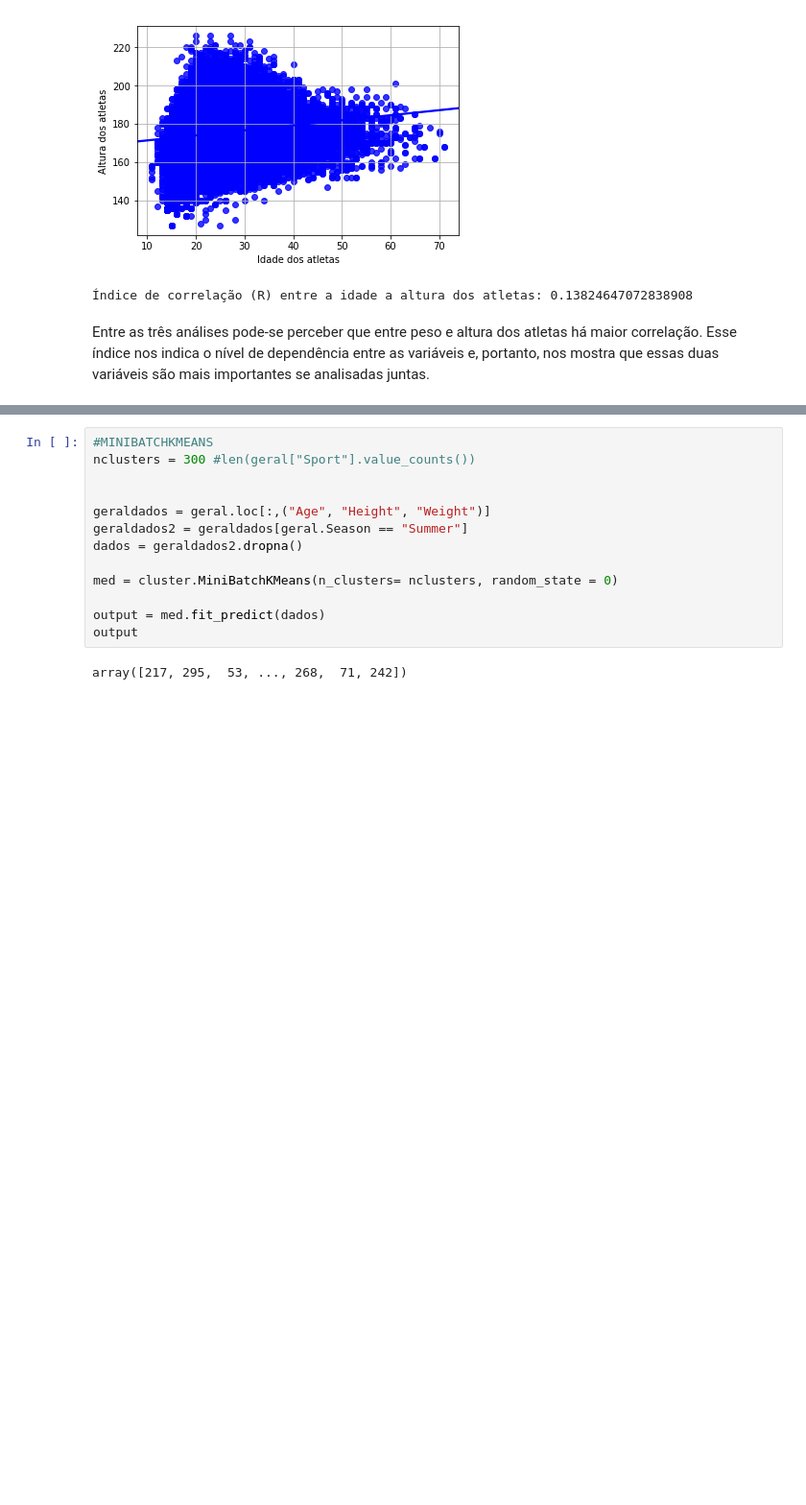
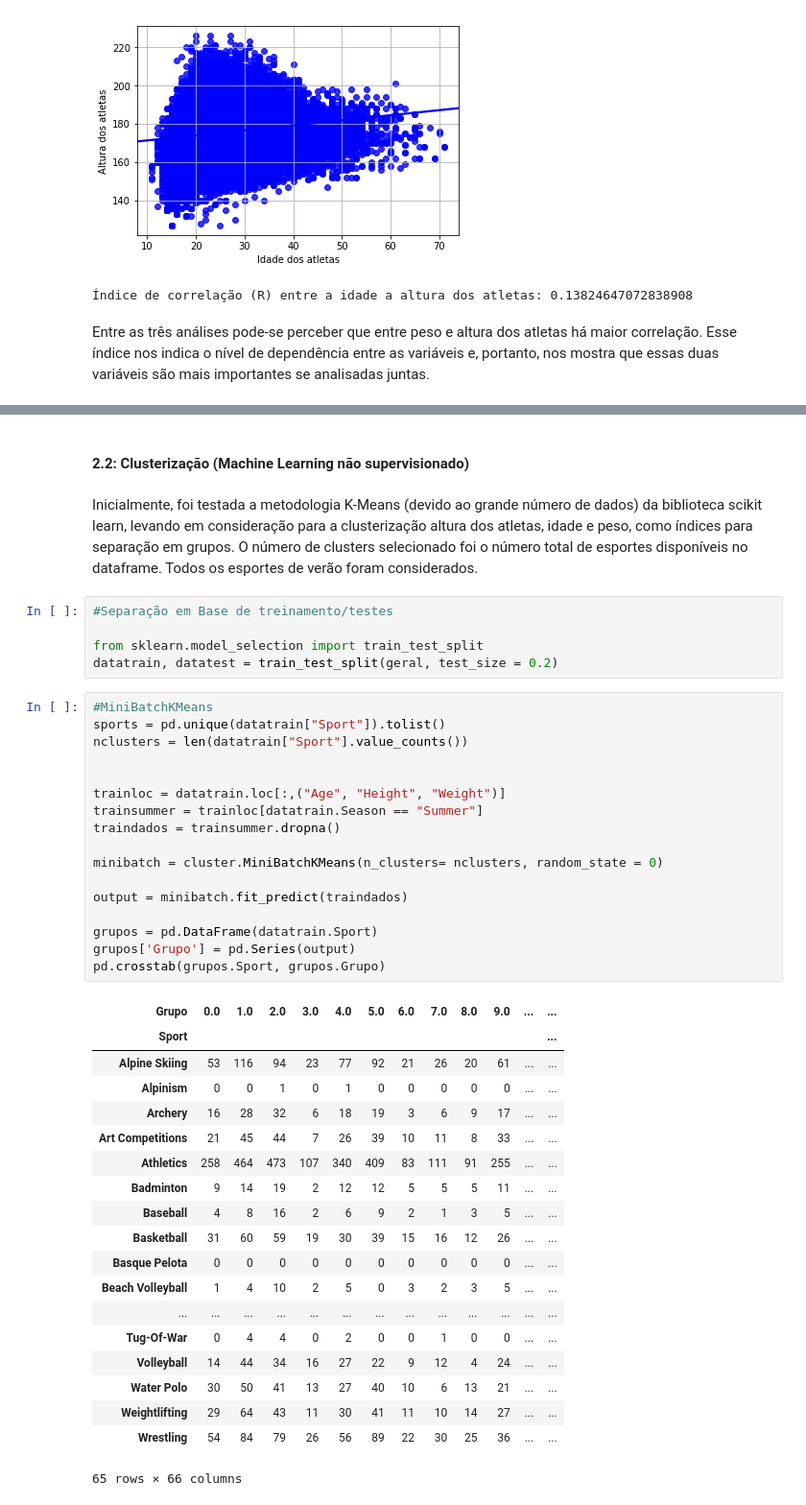
Before and after one commit to CaioFauza/Projeto3CDados, a Jupyter notebook: Projeto3.ipynb, the cells around one changed output, grey strips where cells are left out. Shown at 96% size. Drawn from its saved outputs; the diff is of its cells as text; blank space fills up the shorter version.

```diff
--- a/Projeto3.ipynb
+++ b/Projeto3.ipynb
@@ -135,15 +156,46 @@ Entre as três análises pode-se perceber que entre peso e altura dos atletas h
+# %% [markdown]
+#### 2.2: Clusterização (Machine Learning não supervisionado)
+# %% [markdown]
+Inicialmente, foi testada a metodologia K-Means (devido ao grande número de dados) da biblioteca scikit learn, levando em consideração para a clusterização altura dos atletas, idade e peso, como índices para separação em grupos. O número de clusters selecionado foi o número total de esportes disponíveis no dataframe. Todos os esportes de verão foram considerados.
+# %%
+#Separação em Base de treinamento/testes
+
+from sklearn.model_selection import train_test_split
+datatrain, datatest = train_test_split(geral, test_size = 0.2)
 # %%
-#MINIBATCHKMEANS
-nclusters = 300 #len(geral["Sport"].value_counts())
+#MiniBatchKMeans
+sports = pd.unique(datatrain["Sport"]).tolist()
+nclusters = len(datatrain["Sport"].value_counts())
 
 
-geraldados = geral.loc[:,("Age", "Height", "Weight")]
-geraldados2 = geraldados[geral.Season == "Summer"]
-dados = geraldados2.dropna()
+trainloc = datatrain.loc[:,("Age", "Height", "Weight")]
+trainsummer = trainloc[datatrain.Season == "Summer"]
+traindados = trainsummer.dropna()
 
-med = cluster.MiniBatchKMeans(n_clusters= nclusters, random_state = 0)
+minibatch = cluster.MiniBatchKMeans(n_clusters= nclusters, random_state = 0)
 
-output = med.fit_predict(dados)
-output
+output = minibatch.fit_predict(traindados)
+
+grupos = pd.DataFrame(datatrain.Sport)
+grupos['Grupo'] = pd.Series(output)
+pd.crosstab(grupos.Sport, grupos.Grupo)
 # %% [output]
+| Grupo | 0.0 | 1.0 | 2.0 | 3.0 | 4.0 | 5.0 | 6.0 | 7.0 | 8.0 | 9.0 | ... | ... |
+| Sport |  |  |  |  |  |  |  |  |  |  |  | ... |
+| Alpine Skiing | 53 | 116 | 94 | 23 | 77 | 92 | 21 | 26 | 20 | 61 | ... | ... |
+| Alpinism | 0 | 0 | 1 | 0 | 1 | 0 | 0 | 0 | 0 | 0 | ... | ... |
+| Archery | 16 | 28 | 32 | 6 | 18 | 19 | 3 | 6 | 9 | 17 | ... | ... |
+| Art Competitions | 21 | 45 | 44 | 7 | 26 | 39 | 10 | 11 | 8 | 33 | ... | ... |
+| Athletics | 258 | 464 | 473 | 107 | 340 | 409 | 83 | 111 | 91 | 255 | ... | ... |
+| Badminton | 9 | 14 | 19 | 2 | 12 | 12 | 5 | 5 | 5 | 11 | ... | ... |
+| Baseball | 4 | 8 | 16 | 2 | 6 | 9 | 2 | 1 | 3 | 5 | ... | ... |
+| Basketball | 31 | 60 | 59 | 19 | 30 | 39 | 15 | 16 | 12 | 26 | ... | ... |
+| Basque Pelota | 0 | 0 | 0 | 0 | 0 | 0 | 0 | 0 | 0 | 0 | ... | ... |
+| Beach Volleyball | 1 | 4 | 10 | 2 | 5 | 0 | 3 | 2 | 3 | 5 | ... | ... |
+| ... | ... | ... | ... | ... | ... | ... | ... | ... | ... | ... | ... | ... |
+| Tug-Of-War | 0 | 4 | 4 | 0 | 2 | 0 | 0 | 1 | 0 | 0 | ... | ... |
+| Volleyball | 14 | 44 | 34 | 16 | 27 | 22 | 9 | 12 | 4 | 24 | ... | ... |
+| Water Polo | 30 | 50 | 41 | 13 | 27 | 40 | 10 | 6 | 13 | 21 | ... | ... |
+| Weightlifting | 29 | 64 | 43 | 11 | 30 | 41 | 11 | 10 | 14 | 27 | ... | ... |
+| Wrestling | 54 | 84 | 79 | 26 | 56 | 89 | 22 | 30 | 25 | 36 | ... | ... |
-array([217, 295,  53, ..., 268,  71, 242])
+65 rows × 66 columns
```
Also changed, not shown: parts of 16 cells of this notebook.
